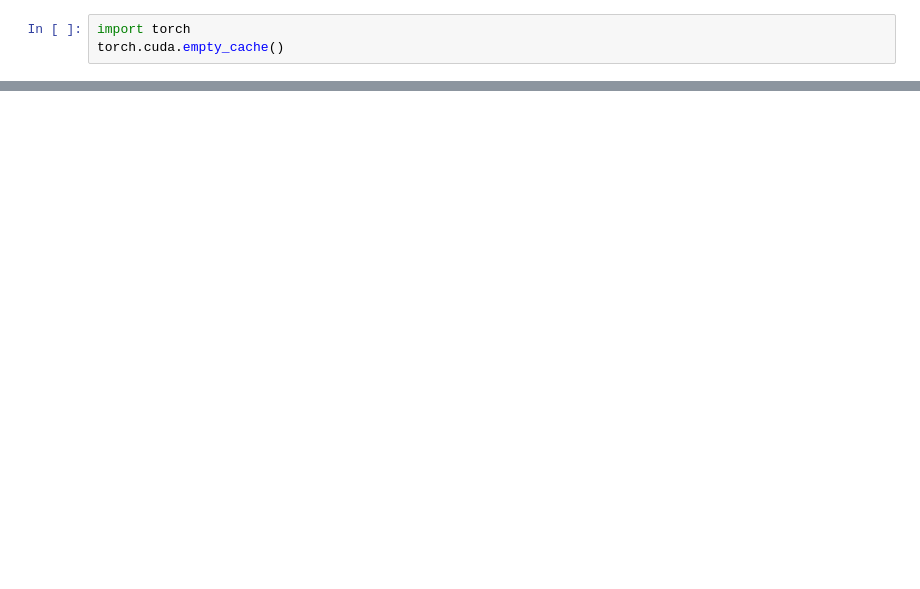
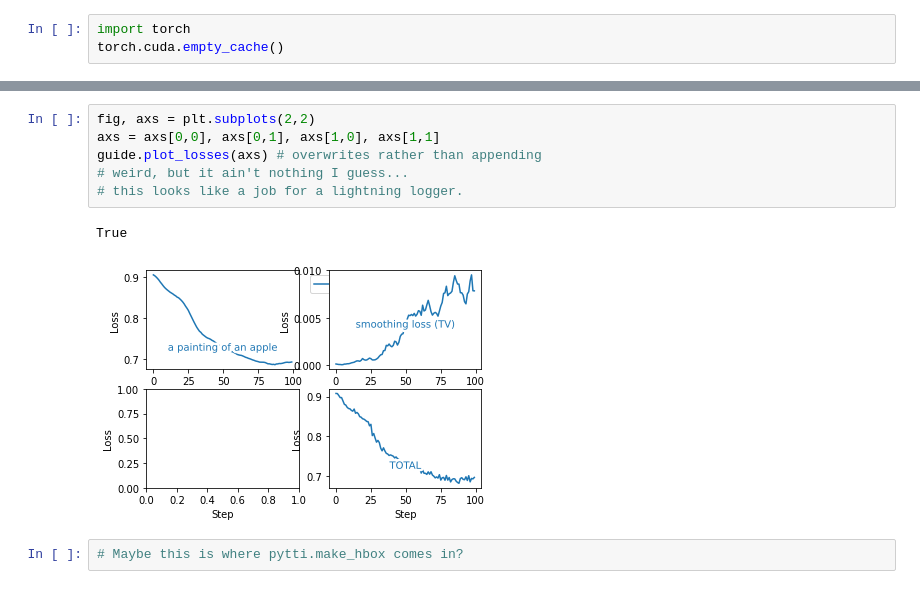
Before and after one commit to dmarx/pytti, a Jupyter notebook: pytti-external.ipynb, the cells around one changed output, grey strips where cells are left out. Saved outputs shown, nothing was run; the diff lists cells and outputs as text; blank space fills up the shorter version.

Commit message:
figured out how to output result

```diff
--- a/pytti-external.ipynb
+++ b/pytti-external.ipynb
@@ -492,0 +518,11 @@ True
+# %%
+fig, axs = plt.subplots(2,2)
+axs = axs[0,0], axs[0,1], axs[1,0], axs[1,1]
+guide.plot_losses(axs) # overwrites rather than appending
+# weird, but it ain't nothing I guess...
+# this looks like a job for a lightning logger.
+# %% [output]
+True
+[figure, added]
+# %%
+# Maybe this is where pytti.make_hbox comes in?
```
Also changed, not shown: parts of 16 cells of this notebook.
